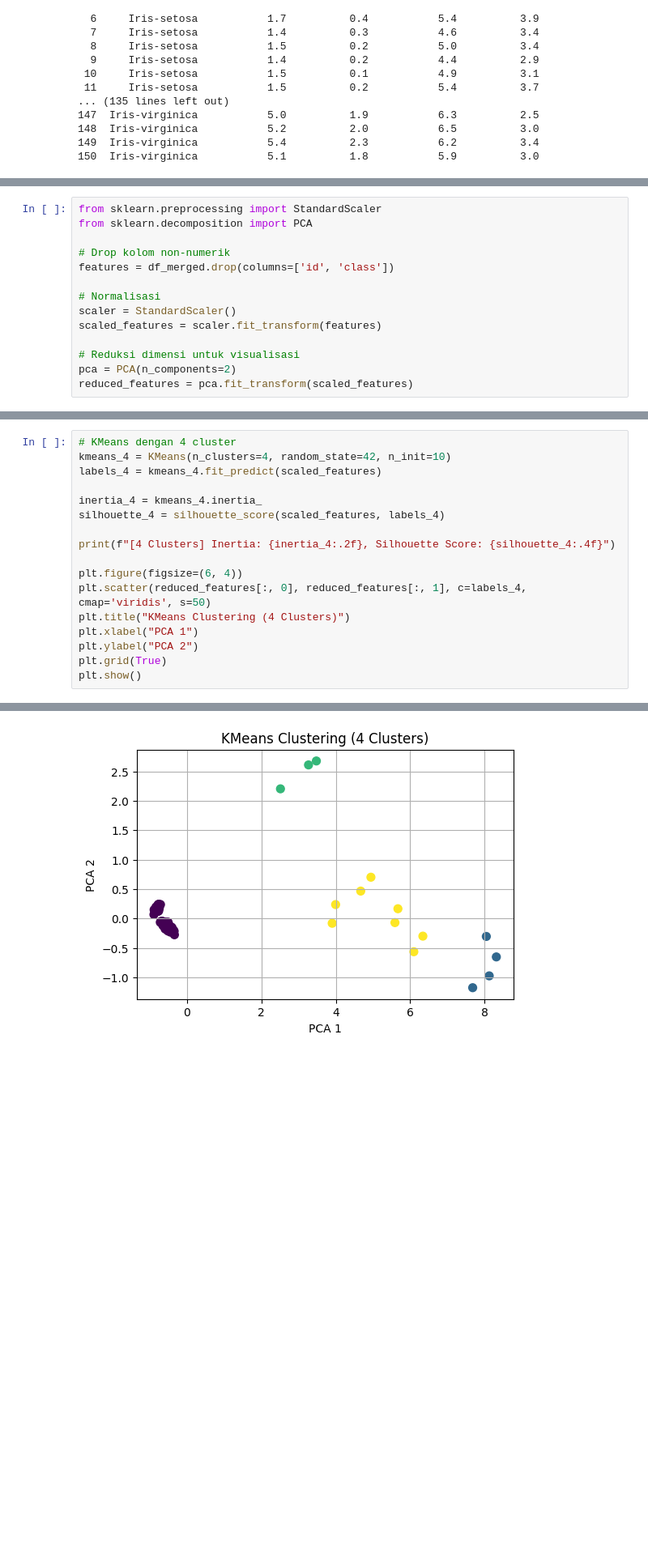
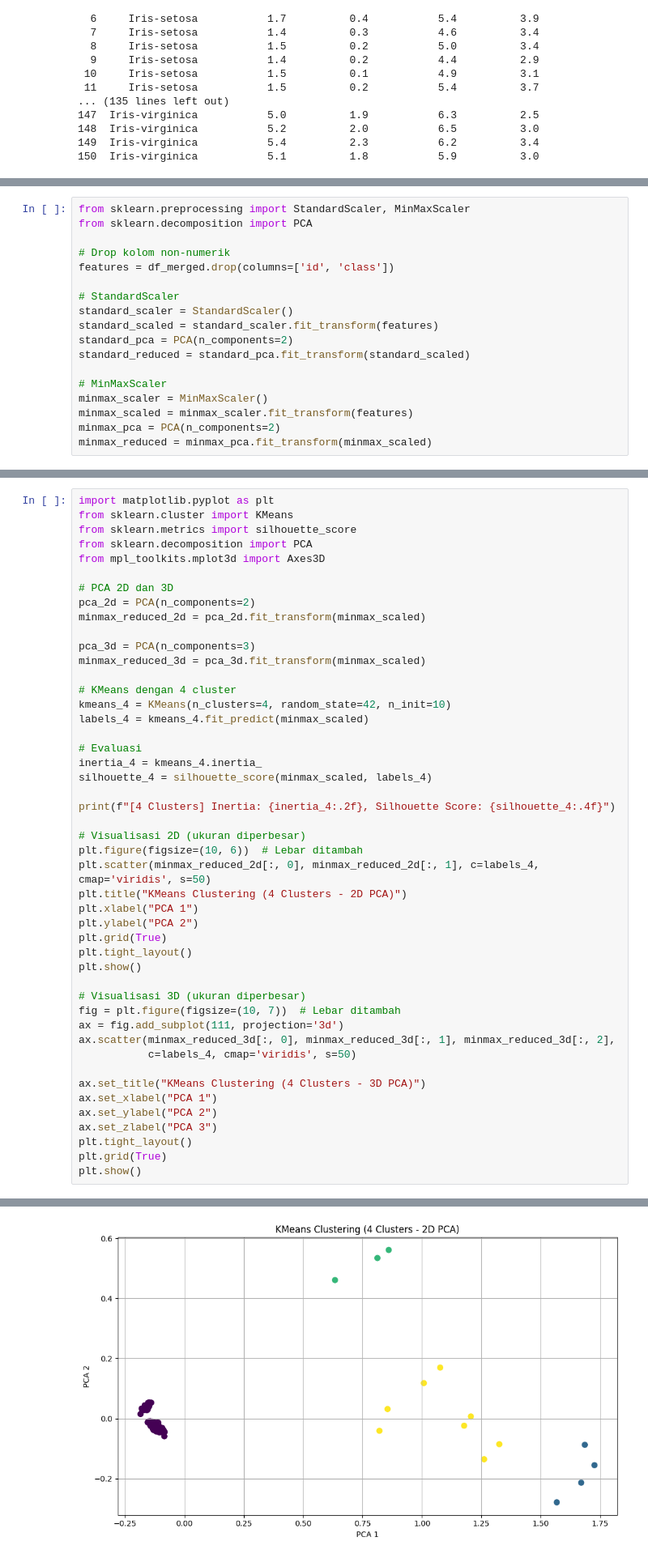
Before and after one commit to HERLYNABILASAHQIPUTRIWANDANI/pendata, a Jupyter notebook: _sources/K_Means.ipynb, the cells around one changed output, grey strips where cells are left out. Shown at 81% size. Drawn from its saved outputs; the diff is of its cells as text; blank space fills up the shorter version.

```diff
--- a/_sources/K_Means.ipynb
+++ b/_sources/K_Means.ipynb
@@ -86,14 +234,18 @@ Kode tersebut melakukan normalisasi data numerik dan reduksi dimensi menjadi 2 k
 # %%
-from sklearn.preprocessing import StandardScaler
+from sklearn.preprocessing import StandardScaler, MinMaxScaler
 from sklearn.decomposition import PCA
 
 # Drop kolom non-numerik
 features = df_merged.drop(columns=['id', 'class'])
 
-# Normalisasi
-scaler = StandardScaler()
-scaled_features = scaler.fit_transform(features)
+# StandardScaler
+standard_scaler = StandardScaler()
+standard_scaled = standard_scaler.fit_transform(features)
+standard_pca = PCA(n_components=2)
+standard_reduced = standard_pca.fit_transform(standard_scaled)
 
-# Reduksi dimensi untuk visualisasi
-pca = PCA(n_components=2)
-reduced_features = pca.fit_transform(scaled_features)
+# MinMaxScaler
+minmax_scaler = MinMaxScaler()
+minmax_scaled = minmax_scaler.fit_transform(features)
+minmax_pca = PCA(n_components=2)
+minmax_reduced = minmax_pca.fit_transform(minmax_scaled)
@@ -178,18 +436,48 @@ plt.show()
 # %%
+import matplotlib.pyplot as plt
+from sklearn.cluster import KMeans
+from sklearn.metrics import silhouette_score
+from sklearn.decomposition import PCA
+from mpl_toolkits.mplot3d import Axes3D
+
+# PCA 2D dan 3D
+pca_2d = PCA(n_components=2)
+minmax_reduced_2d = pca_2d.fit_transform(minmax_scaled)
+
+pca_3d = PCA(n_components=3)
+minmax_reduced_3d = pca_3d.fit_transform(minmax_scaled)
+
 # KMeans dengan 4 cluster
 kmeans_4 = KMeans(n_clusters=4, random_state=42, n_init=10)
-labels_4 = kmeans_4.fit_predict(scaled_features)
+labels_4 = kmeans_4.fit_predict(minmax_scaled)
 
+# Evaluasi
 inertia_4 = kmeans_4.inertia_
-silhouette_4 = silhouette_score(scaled_features, labels_4)
+silhouette_4 = silhouette_score(minmax_scaled, labels_4)
 
 print(f"[4 Clusters] Inertia: {inertia_4:.2f}, Silhouette Score: {silhouette_4:.4f}")
 
-plt.figure(figsize=(6, 4))
-plt.scatter(reduced_features[:, 0], reduced_features[:, 1], c=labels_4, cmap='viridis', s=50)
-plt.title("KMeans Clustering (4 Clusters)")
+# Visualisasi 2D (ukuran diperbesar)
+plt.figure(figsize=(10, 6))  # Lebar ditambah
+plt.scatter(minmax_reduced_2d[:, 0], minmax_reduced_2d[:, 1], c=labels_4, cmap='viridis', s=50)
+plt.title("KMeans Clustering (4 Clusters - 2D PCA)")
 plt.xlabel("PCA 1")
 plt.ylabel("PCA 2")
 plt.grid(True)
+plt.tight_layout()
 plt.show()
+
+# Visualisasi 3D (ukuran diperbesar)
+fig = plt.figure(figsize=(10, 7))  # Lebar ditambah
+ax = fig.add_subplot(111, projection='3d')
+ax.scatter(minmax_reduced_3d[:, 0], minmax_reduced_3d[:, 1], minmax_reduced_3d[:, 2],
+           c=labels_4, cmap='viridis', s=50)
+
+ax.set_title("KMeans Clustering (4 Clusters - 3D PCA)")
+ax.set_xlabel("PCA 1")
+ax.set_ylabel("PCA 2")
+ax.set_zlabel("PCA 3")
+plt.tight_layout()
+plt.grid(True)
+plt.show()
 # %% [output]
@@ -197 +485 @@ plt.show()
-[figure, old version]
+[figure, new version]
```
Also changed, not shown: parts of 25 cells of this notebook, 15 other files.
